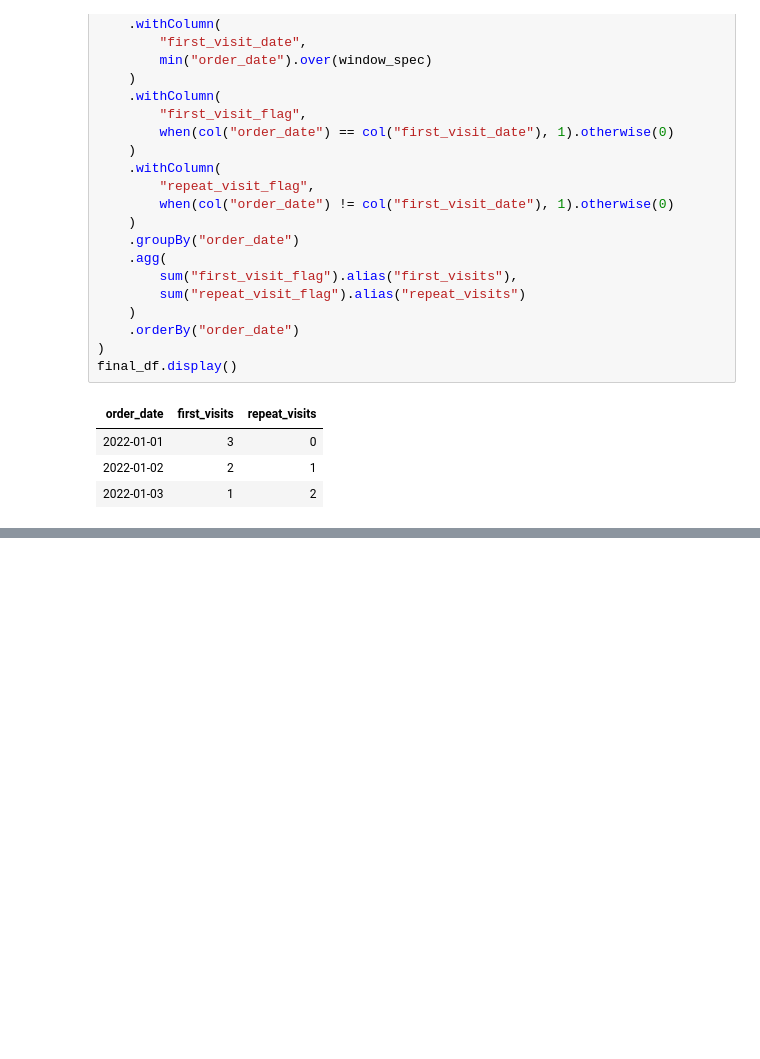
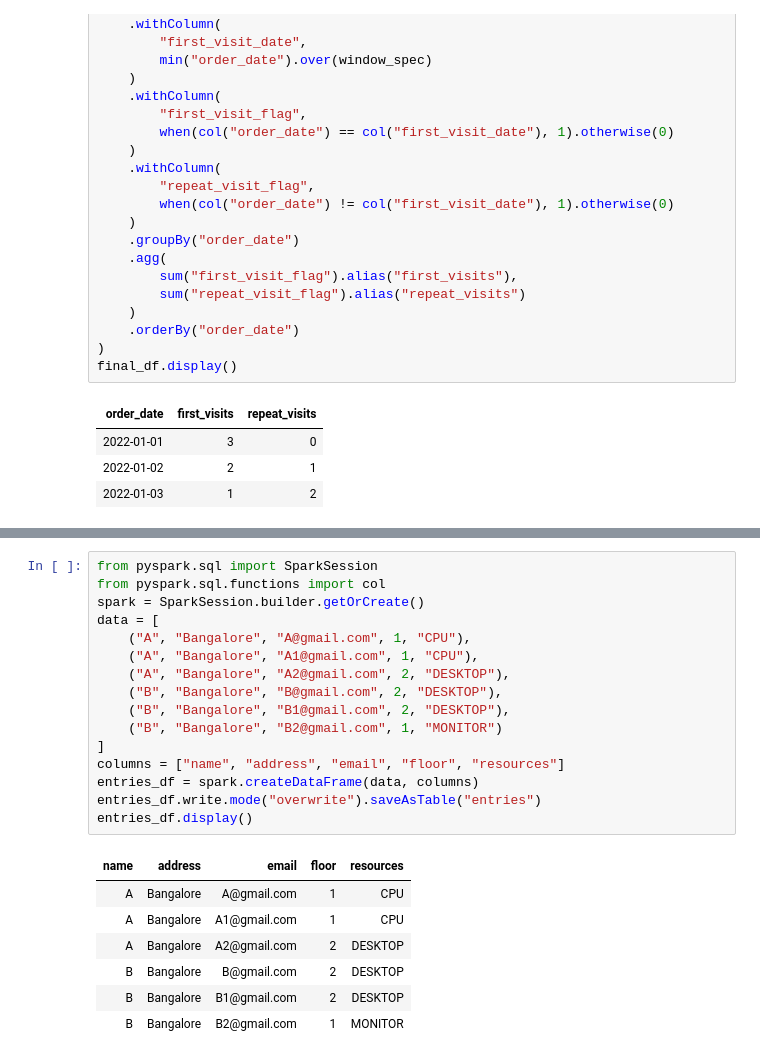
Before and after one commit to Rupam-1/SQL-Pyspark-practise_youtube, a Jupyter notebook: 02.PYSPARK.ipynb, the cells around one changed output, grey strips where cells are left out. Drawn from its saved outputs; the diff is of its cells as text; blank space fills up the shorter version.

```diff
--- a/02.PYSPARK.ipynb
+++ b/02.PYSPARK.ipynb
@@ -194,0 +200,24 @@ final_df.display()
+# %%
+from pyspark.sql import SparkSession
+from pyspark.sql.functions import col
+spark = SparkSession.builder.getOrCreate()
+data = [
+    ("A", "Bangalore", "A@gmail.com", 1, "CPU"),
+    ("A", "Bangalore", "A1@gmail.com", 1, "CPU"),
+    ("A", "Bangalore", "A2@gmail.com", 2, "DESKTOP"),
+    ("B", "Bangalore", "B@gmail.com", 2, "DESKTOP"),
+    ("B", "Bangalore", "B1@gmail.com", 2, "DESKTOP"),
+    ("B", "Bangalore", "B2@gmail.com", 1, "MONITOR")
+]
+columns = ["name", "address", "email", "floor", "resources"]
+entries_df = spark.createDataFrame(data, columns)
+entries_df.write.mode("overwrite").saveAsTable("entries")
+entries_df.display()
+# %% [output]
+| name | address | email | floor | resources |
+| A | Bangalore | A@gmail.com | 1 | CPU |
+| A | Bangalore | A1@gmail.com | 1 | CPU |
+| A | Bangalore | A2@gmail.com | 2 | DESKTOP |
+| B | Bangalore | B@gmail.com | 2 | DESKTOP |
+| B | Bangalore | B1@gmail.com | 2 | DESKTOP |
+| B | Bangalore | B2@gmail.com | 1 | MONITOR |
```
Also changed, not shown: parts of 2 cells of this notebook, 1 other file.
